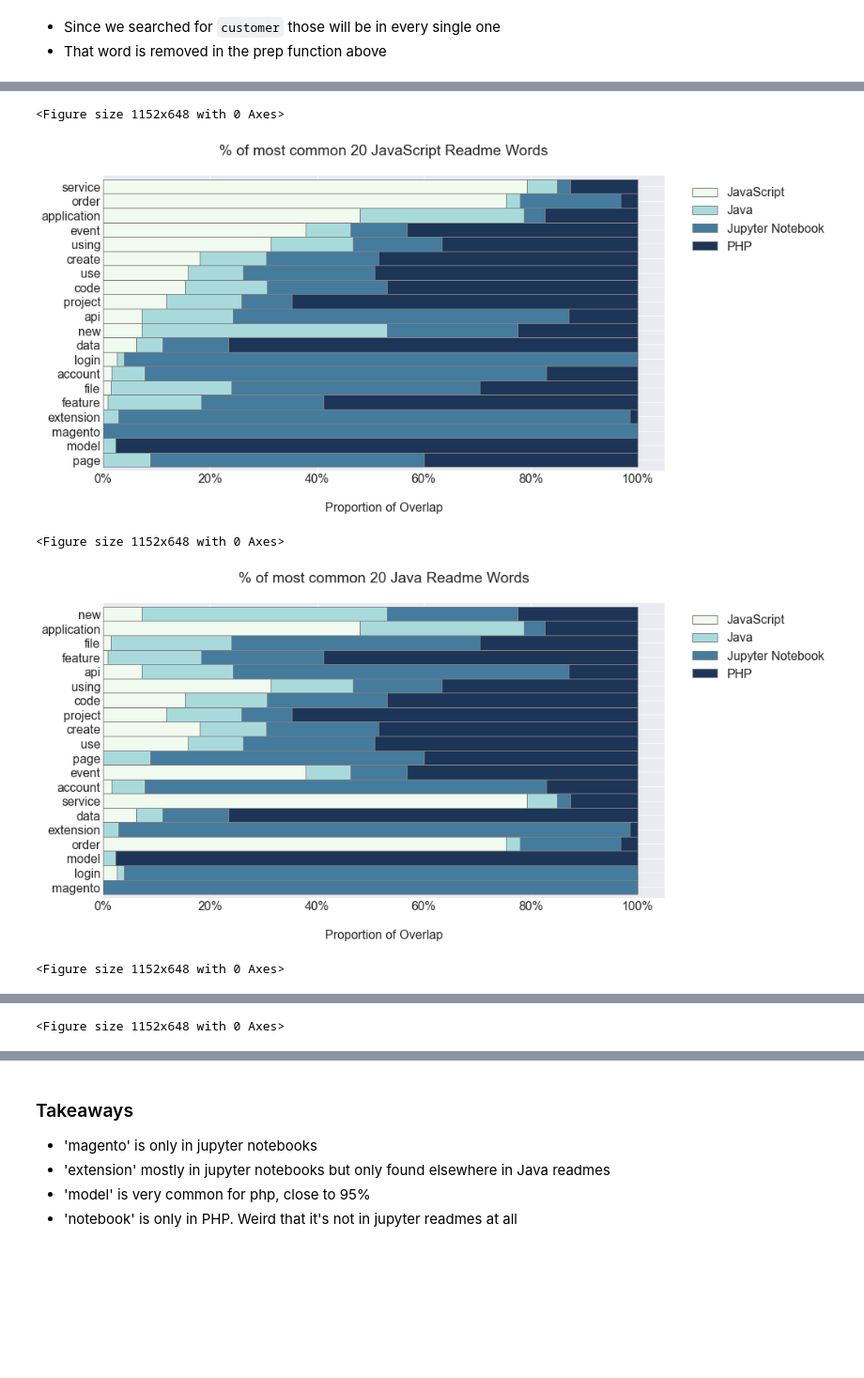
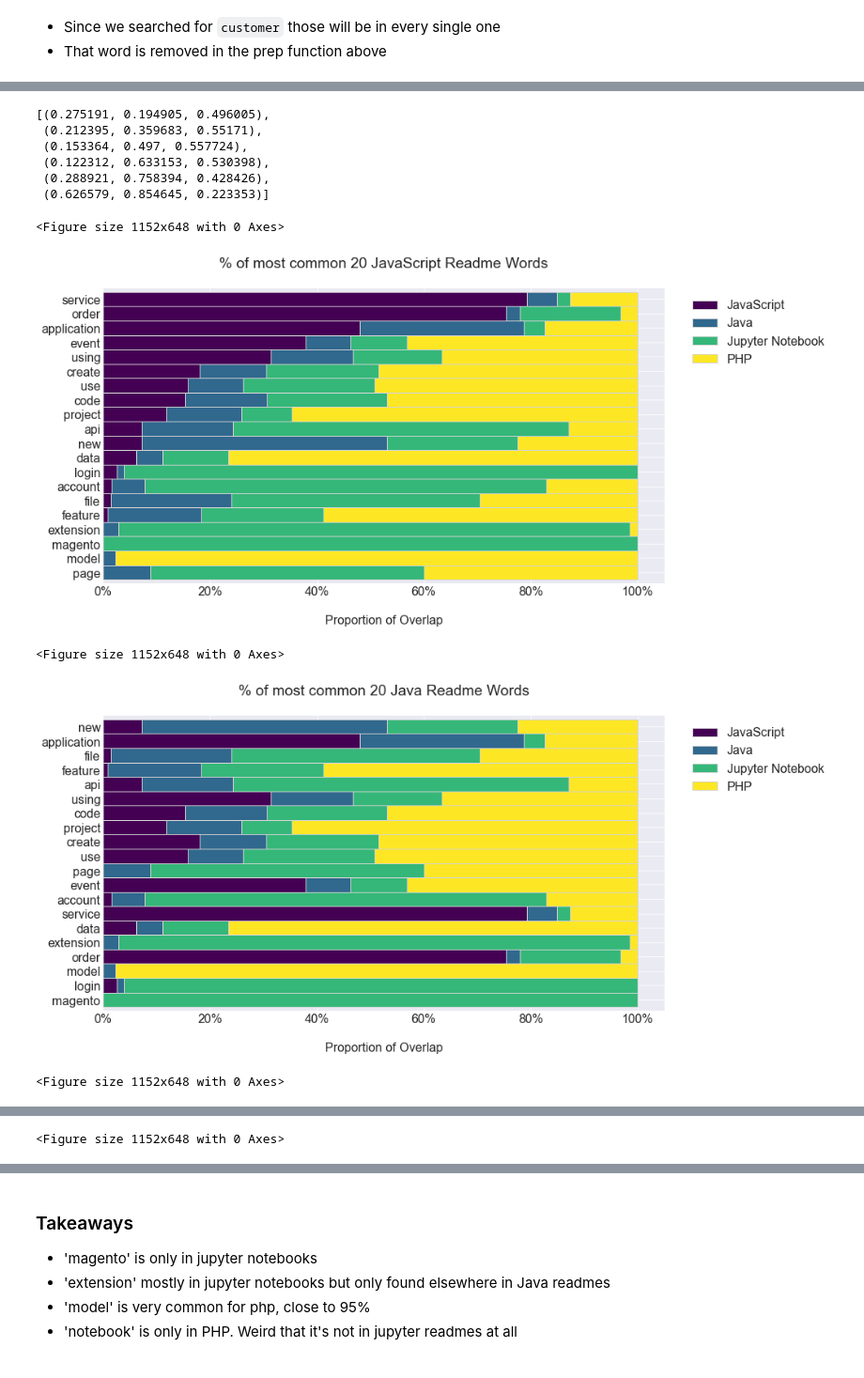
Before and after one commit to heather-desiree-carl-NLP-project/NLP-group-project, a Jupyter notebook: heathers_notebook.ipynb, the cells around one changed output, grey strips where cells are left out. Shown at 94% size. Saved outputs shown, nothing was run; the diff lists cells and outputs as text; code cells hidden in the pictures; blank space fills up the shorter version.

Commit message:
commit with github wordcloud and function tweaking

```diff
--- a/heathers_notebook.ipynb
+++ b/heathers_notebook.ipynb
@@ -165,11 +167,48 @@ word_counts.head()
 # %%
 blues = [ '#f1faee', '#a8dadc', '#457b9d', '#1d3557', '#e63946']
+viridis_palette = sns.color_palette("viridis")
+viridis_palette
+# %% [output]
+[(0.275191, 0.194905, 0.496005),
+ (0.212395, 0.359683, 0.55171),
+ (0.153364, 0.497, 0.557724),
+ (0.122312, 0.633153, 0.530398),
+ (0.288921, 0.758394, 0.428426),
+ (0.626579, 0.854645, 0.223353)]
+# %%
+def plot_overlap_stacked_bar(word_counts, category, num_top = 20, cmap = None):
+    '''
+    This function takes in word_counts df
+        - Must have counts for each category as well as a category named 'all'
+    category you want to sort by (aka top 20 words in java readmes)
+    num_top is how many words you want to see the proportion of, default = 20
+    Default colors are tab10 but you can customize that
+
+    for cmap use 'viridis'
+
+    '''
+    plt.figure(figsize=(16, 9))
+    plt.rc('font', size=16)
+    # axis=1 in .apply means row by row
+    (word_counts.sort_values(by='all', ascending=False)
+     .head(num_top)
+     .apply(lambda row: row / row['all'], axis=1)
+     .drop(columns='all')
+     .sort_values(by=category)
+     .plot.barh(stacked=True, width=1, ec='lightgrey', cmap = cmap, alpha = 1))
+    plt.legend(bbox_to_anchor= (1.03,1))
+    plt.title(f'% of most common {num_top} {category} Readme Words\n')
+    plt.xlabel('\nProportion of Overlap')
+    # make tick lables display as percentages!!
+    plt.gca().xaxis.set_major_formatter(mpl.ticker.FuncFormatter('{:.0%}'.format))
+
+    plt.show()
 # %%
 for language in languages:
-    ex.plot_overlap_stacked_bar(word_counts, language, colors=blues)
+    plot_overlap_stacked_bar(word_counts, language, cmap = 'viridis')
 # %% [output]
 <Figure size 1152x648 with 0 Axes>
-[figure, old version]
+[figure, new version]
 <Figure size 1152x648 with 0 Axes>
-[figure, old version]
+[figure, new version]
 <Figure size 1152x648 with 0 Axes>
```
Also changed, not shown: parts of 33 cells of this notebook.
